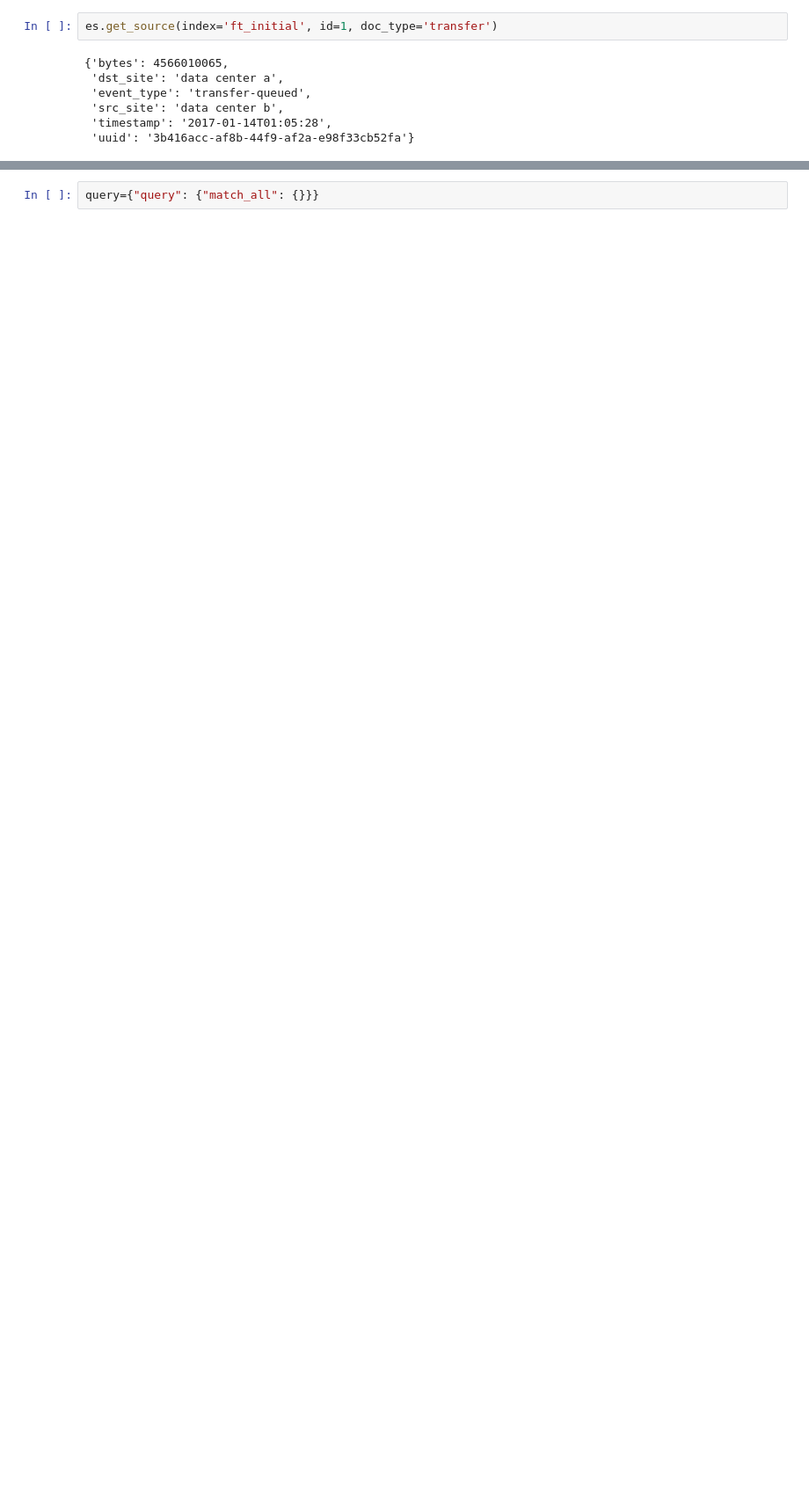
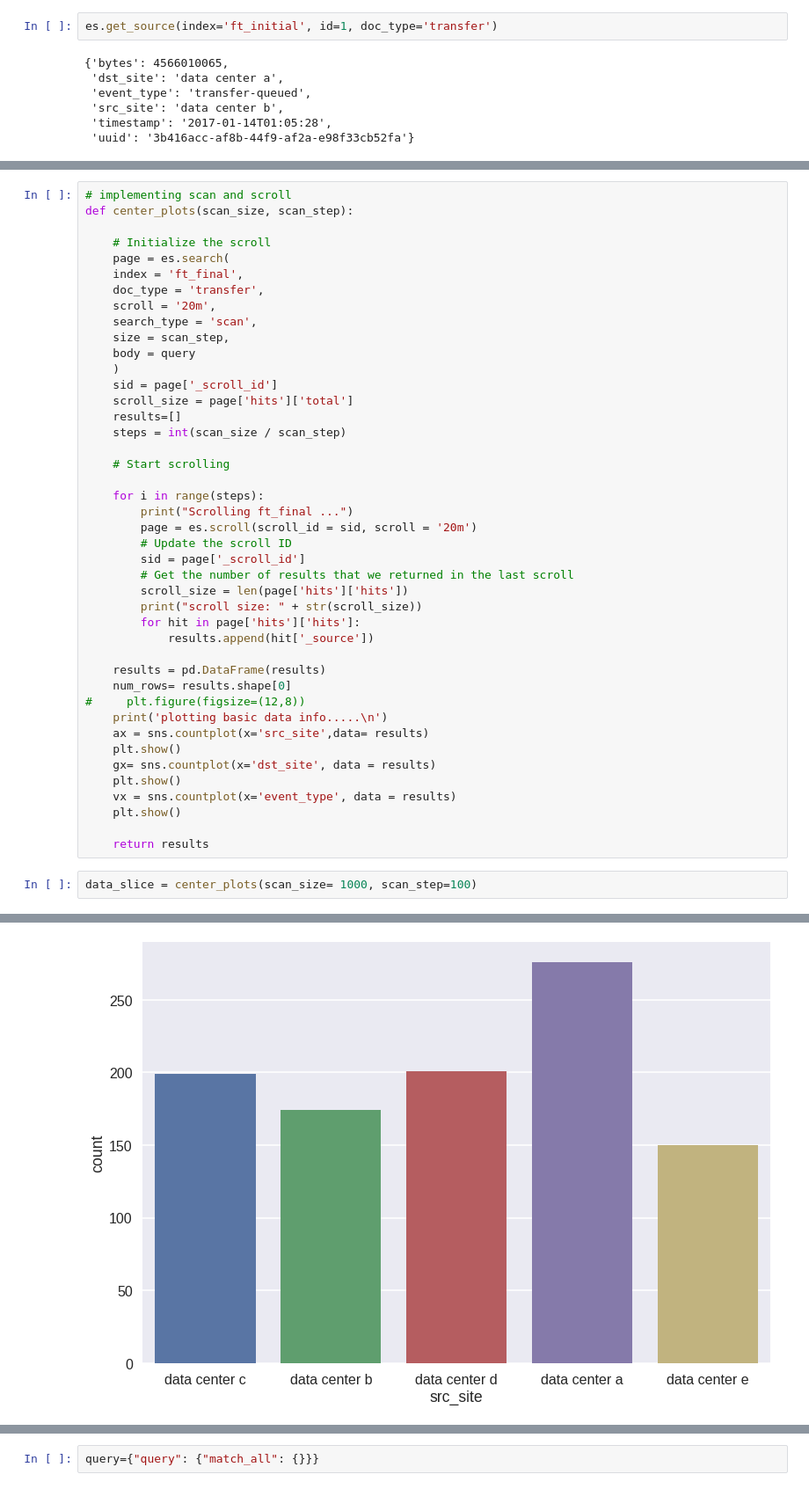
Before and after one commit to vyomshm/Keras-predicting-random-file-transfer-durations, a Jupyter notebook: Preprocess json.ipynb, the cells around one changed output, grey strips where cells are left out. Shown: that part at 88% size. Cells and saved outputs as stored; diff of their text form; blank space fills up the shorter version.

```diff
--- a/Preprocess json.ipynb
+++ b/Preprocess json.ipynb
@@ -75,0 +102,46 @@ True
+# %%
+# implementing scan and scroll
+def center_plots(scan_size, scan_step):
+
+    # Initialize the scroll
+    page = es.search(
+    index = 'ft_final',
+    doc_type = 'transfer',
+    scroll = '20m',
+    search_type = 'scan',
+    size = scan_step,
+    body = query
+    )
+    sid = page['_scroll_id']
+    scroll_size = page['hits']['total']
+    results=[]
+    steps = int(scan_size / scan_step)
+
+    # Start scrolling
+
+    for i in range(steps):
+        print("Scrolling ft_final ...")
+        page = es.scroll(scroll_id = sid, scroll = '20m')
+        # Update the scroll ID
+        sid = page['_scroll_id']
+        # Get the number of results that we returned in the last scroll
+        scroll_size = len(page['hits']['hits'])
+        print("scroll size: " + str(scroll_size))
+        for hit in page['hits']['hits']:
+            results.append(hit['_source'])
+
+    results = pd.DataFrame(results)
+    num_rows= results.shape[0]
+#     plt.figure(figsize=(12,8))
+    print('plotting basic data info.....\n')
+    ax = sns.countplot(x='src_site',data= results)
+    plt.show()
+    gx= sns.countplot(x='dst_site', data = results)
+    plt.show()
+    vx = sns.countplot(x='event_type', data = results)
+    plt.show()
+
+    return results
+# %%
+data_slice = center_plots(scan_size= 1000, scan_step=100)
+# %% [output]
@@ -75,0 +165 @@ True
+[figure, added]
```
Also changed, not shown: parts of 47 cells of this notebook, 1 other file.
